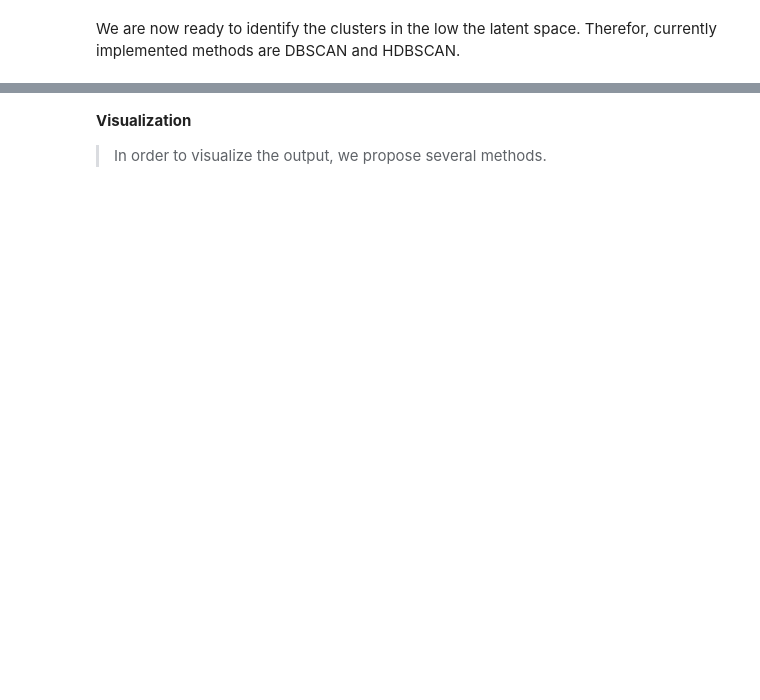
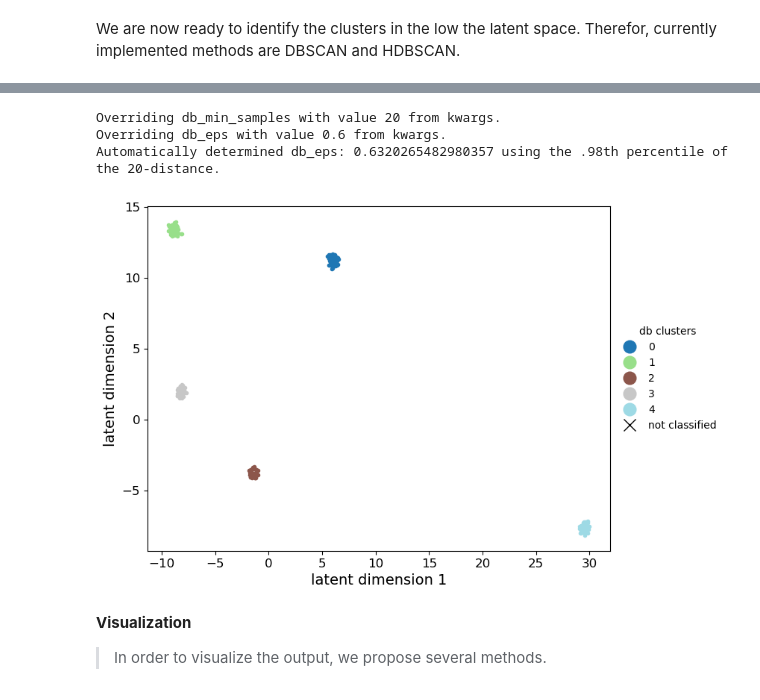
Before and after one commit to uhgtb/rm_classifier, a Jupyter notebook: tutorials/notebooks/umap_classifier.ipynb, the cells around one changed output, grey strips where cells are left out. Drawn from its saved outputs; the diff is of its cells as text; code cells hidden in the pictures; blank space fills up the shorter version.

```diff
--- a/tutorials/notebooks/umap_classifier.ipynb
+++ b/tutorials/notebooks/umap_classifier.ipynb
@@ -133,3 +139,12 @@ Overriding db_eps with value 0.5 from kwargs.
+# %%
+# it is also possible to automatically determine a suitable value for eps as the .98 quantile of the k-distances by setting auto_eps=True.
+b_clusters=u_clas.db_classify(embeddings, db_min_samples=20, db_eps=0.6, auto_eps=True)
+fig, ax = u_clas.plot_embedding(embeddings, labels=db_clusters, label_type='categorical', label_name="db clusters", alpha=1)
+# %% [output]
+Overriding db_min_samples with value 20 from kwargs.
+Overriding db_eps with value 0.6 from kwargs.
+Automatically determined db_eps: 0.6320265482980357 using the .98th percentile of the 20-distance.
+[figure, added]
 # %% [markdown]
 **Visualization**
 > In order to visualize the output, we propose several methods.
```
Also changed, not shown: parts of 21 cells of this notebook, 9 other files.
